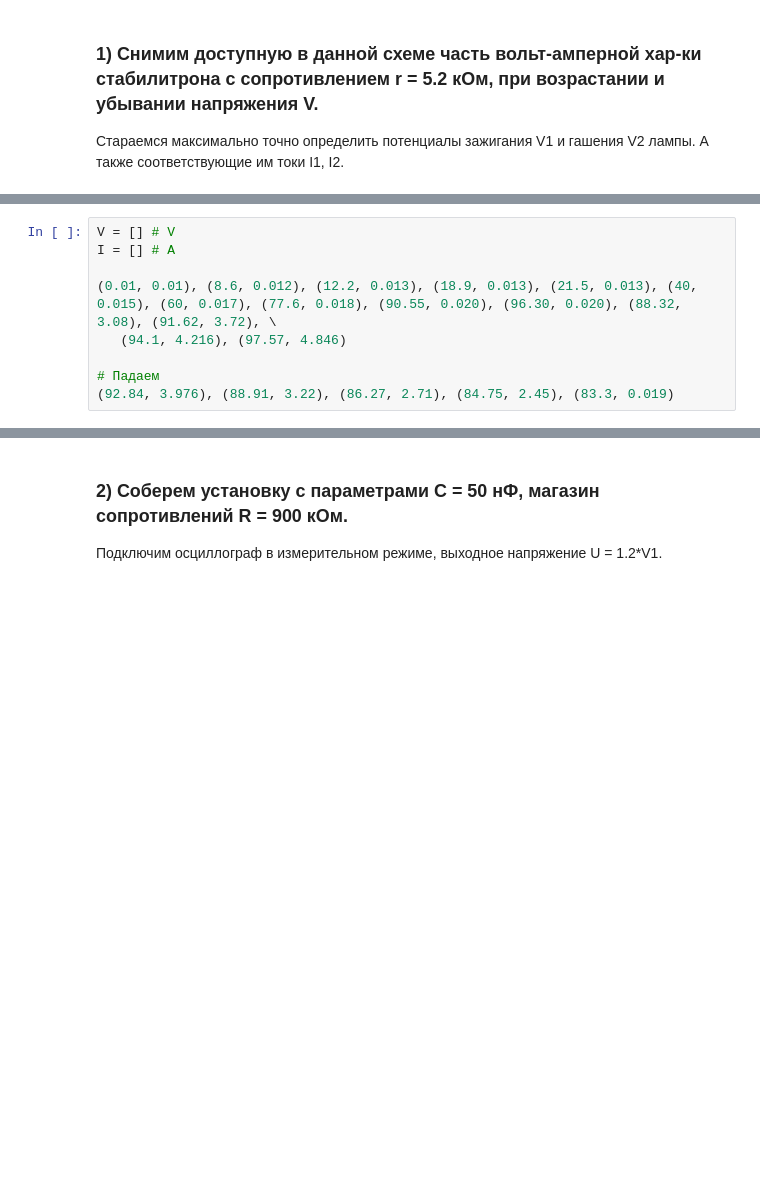
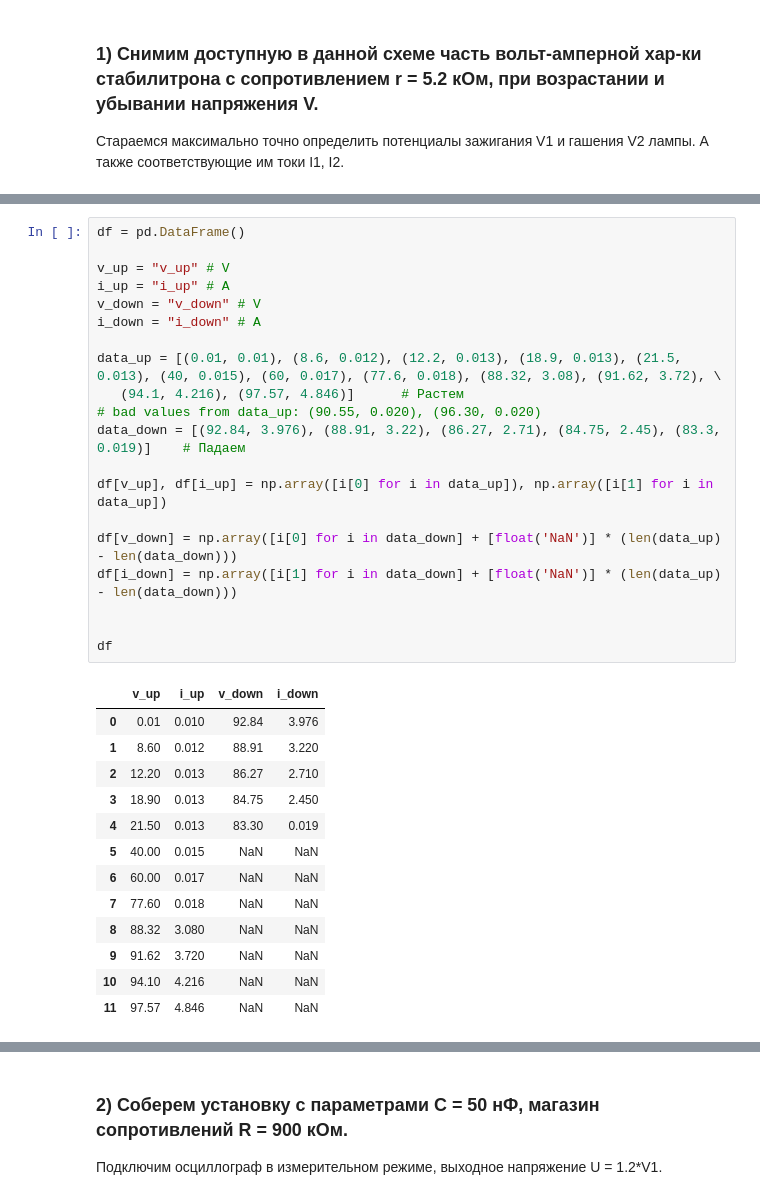
Before and after one commit to alexzhelyapov1/labs_mipt, a Jupyter notebook: 3.2.8/data.ipynb, the cells around one changed output, grey strips where cells are left out. Drawn from its saved outputs; the diff is of its cells as text; blank space fills up the shorter version.

```diff
--- a/3.2.8/data.ipynb
+++ b/3.2.8/data.ipynb
@@ -6,9 +30,34 @@
 # %%
-V = [] # V
-I = [] # A
+df = pd.DataFrame()
 
-(0.01, 0.01), (8.6, 0.012), (12.2, 0.013), (18.9, 0.013), (21.5, 0.013), (40, 0.015), (60, 0.017), (77.6, 0.018), (90.55, 0.020), (96.30, 0.020), (88.32, 3.08), (91.62, 3.72), \
-   (94.1, 4.216), (97.57, 4.846)
+v_up = "v_up" # V
+i_up = "i_up" # A
+v_down = "v_down" # V
+i_down = "i_down" # A
 
-# Падаем
-(92.84, 3.976), (88.91, 3.22), (86.27, 2.71), (84.75, 2.45), (83.3, 0.019)
+data_up = [(0.01, 0.01), (8.6, 0.012), (12.2, 0.013), (18.9, 0.013), (21.5, 0.013), (40, 0.015), (60, 0.017), (77.6, 0.018), (88.32, 3.08), (91.62, 3.72), \
+   (94.1, 4.216), (97.57, 4.846)]      # Растем
+# bad values from data_up: (90.55, 0.020), (96.30, 0.020)
+data_down = [(92.84, 3.976), (88.91, 3.22), (86.27, 2.71), (84.75, 2.45), (83.3, 0.019)]    # Падаем
+
+df[v_up], df[i_up] = np.array([i[0] for i in data_up]), np.array([i[1] for i in data_up])
+
+df[v_down] = np.array([i[0] for i in data_down] + [float('NaN')] * (len(data_up) - len(data_down)))
+df[i_down] = np.array([i[1] for i in data_down] + [float('NaN')] * (len(data_up) - len(data_down)))
+
+
+df
+# %% [output]
+|  | v_up | i_up | v_down | i_down |
+| 0 | 0.01 | 0.010 | 92.84 | 3.976 |
+| 1 | 8.60 | 0.012 | 88.91 | 3.220 |
+| 2 | 12.20 | 0.013 | 86.27 | 2.710 |
+| 3 | 18.90 | 0.013 | 84.75 | 2.450 |
+| 4 | 21.50 | 0.013 | 83.30 | 0.019 |
+| 5 | 40.00 | 0.015 | NaN | NaN |
+| 6 | 60.00 | 0.017 | NaN | NaN |
+| 7 | 77.60 | 0.018 | NaN | NaN |
+| 8 | 88.32 | 3.080 | NaN | NaN |
+| 9 | 91.62 | 3.720 | NaN | NaN |
+| 10 | 94.10 | 4.216 | NaN | NaN |
+| 11 | 97.57 | 4.846 | NaN | NaN |
```
Also changed, not shown: parts of 4 cells of this notebook, 1 other file.
